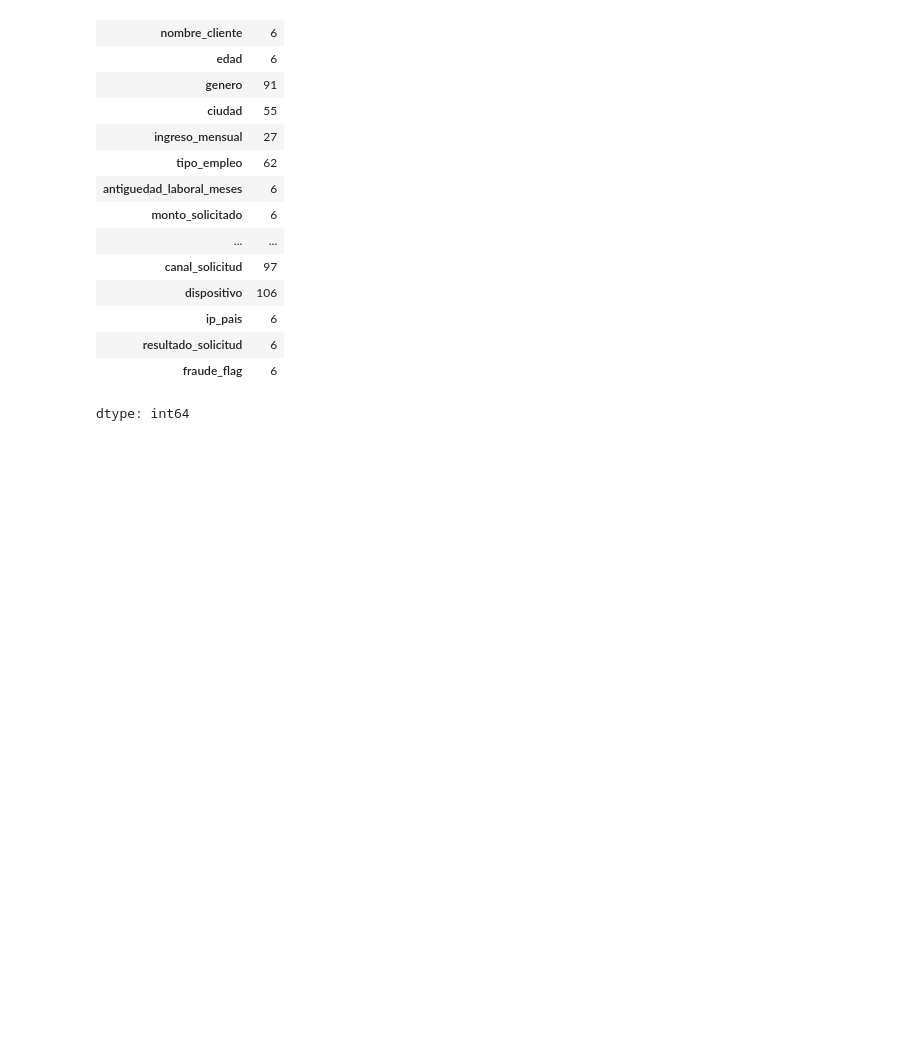
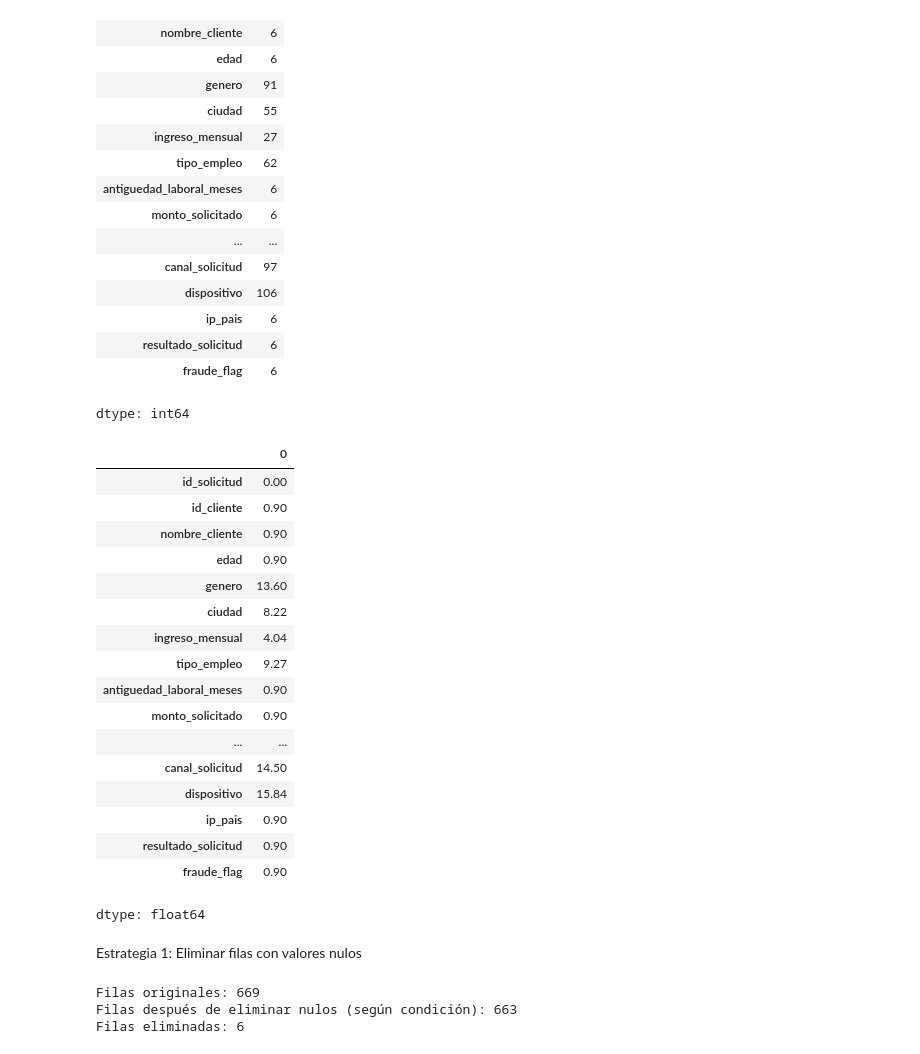
Before and after one commit to ritterb64/NeoCredit_LimpiezaDatos, a Jupyter notebook: NeoCredit_LimpizaDatos.ipynb, the cells around one changed output. Saved outputs shown, nothing was run; the diff lists cells and outputs as text; code cells hidden in the pictures; blank space fills up the shorter version.

Commit message:
Eliminación de filas donde todas las columnas desde 'id_cliente' en adelante sean nulas

```diff
--- a/NeoCredit_LimpizaDatos.ipynb
+++ b/NeoCredit_LimpizaDatos.ipynb
@@ -119,3 +119,41 @@ missing_values_count
 | resultado_solicitud | 6 |
 | fraude_flag | 6 |
 dtype: int64
+# %%
+#Porcentaje de valores nulos por columna
+(missing_values_count / len(df) * 100).round(2)
+# %% [output]
+|  | 0 |
+| id_solicitud | 0.00 |
+| id_cliente | 0.90 |
+| nombre_cliente | 0.90 |
+| edad | 0.90 |
+| genero | 13.60 |
+| ciudad | 8.22 |
+| ingreso_mensual | 4.04 |
+| tipo_empleo | 9.27 |
+| antiguedad_laboral_meses | 0.90 |
+| monto_solicitado | 0.90 |
+| ... | ... |
+| canal_solicitud | 14.50 |
+| dispositivo | 15.84 |
+| ip_pais | 0.90 |
+| resultado_solicitud | 0.90 |
+| fraude_flag | 0.90 |
+dtype: float64
+# %% [markdown]
+Estrategia 1: Eliminar filas con valores nulos
+# %%
+# Eliminación de filas donde todas las columnas desde 'id_cliente' en adelante sean nulas
+# Seleccionamos las columnas desde 'id_cliente' hasta el final
+fo=len(df)
+columnas_a_verificar = df.columns[df.columns.get_loc('id_cliente'):]
+df = df.dropna(subset=columnas_a_verificar, how='all')
+fr=len(df)
+print(f"Filas originales: {fo}")
+print(f"Filas después de eliminar nulos (según condición): {fr}")
+print(f"Filas eliminadas: {fo - fr}")
+# %% [output]
+Filas originales: 669
+Filas después de eliminar nulos (según condición): 663
+Filas eliminadas: 6
```
